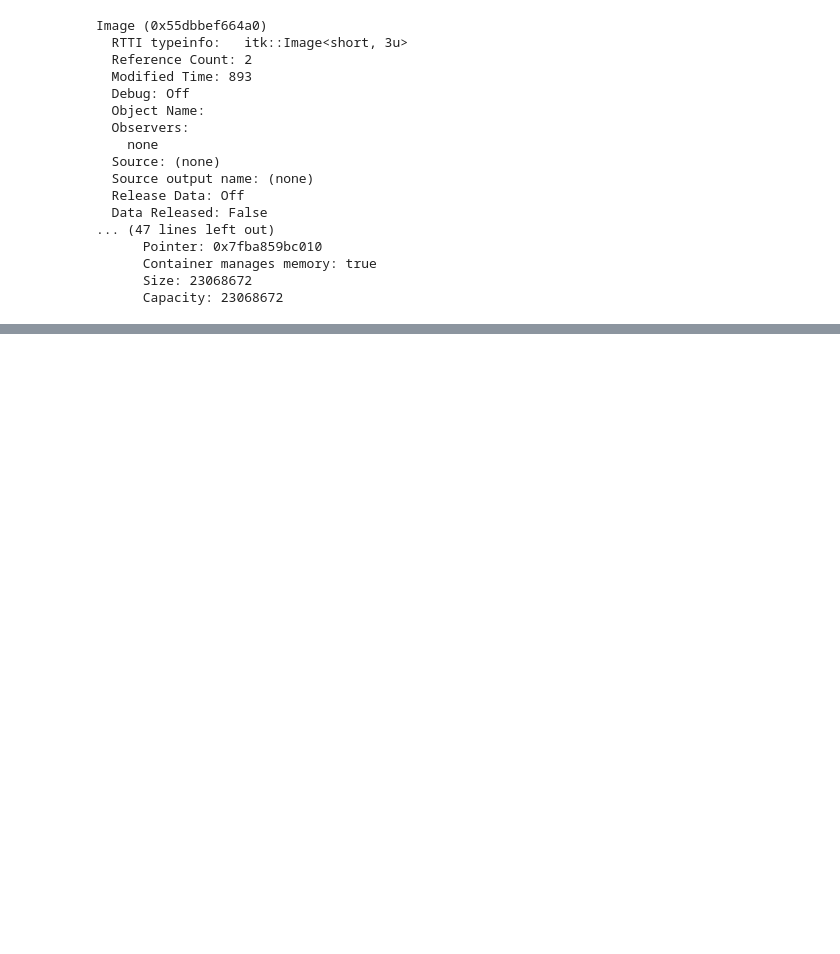
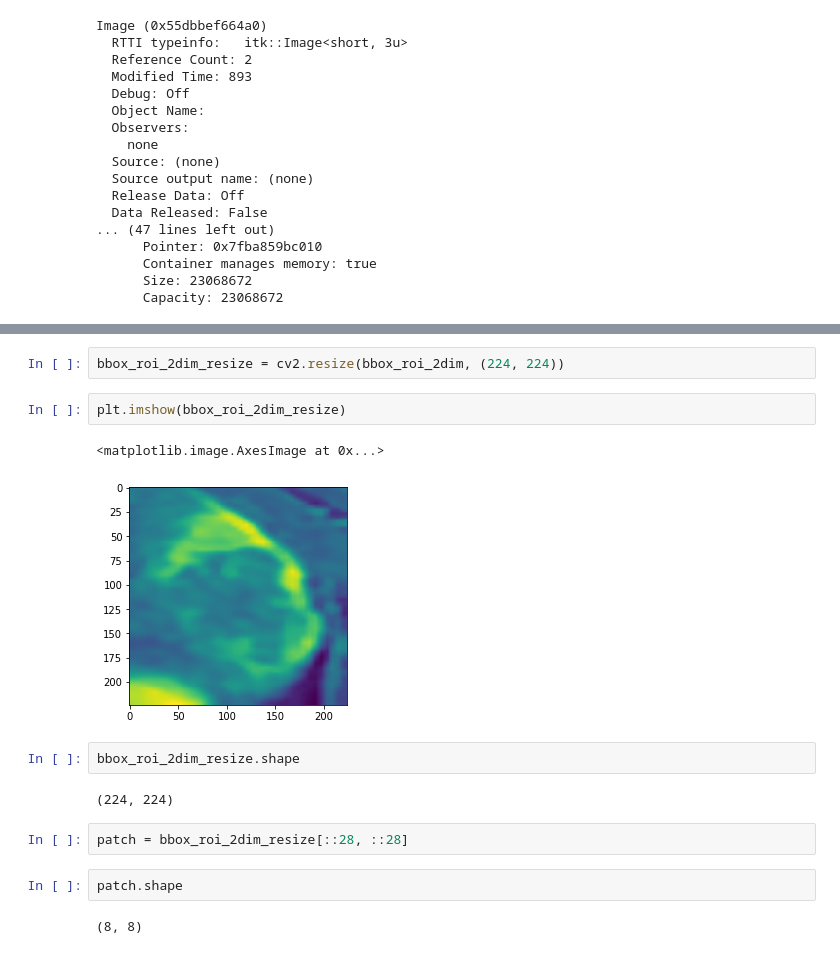
Before and after one commit to RishengDeng/mvi, a Jupyter notebook: dataprocess.ipynb, the cells around one changed output, grey strips where cells are left out. Drawn from its saved outputs; the diff is of its cells as text; blank space fills up the shorter version.

```diff
--- a/dataprocess.ipynb
+++ b/dataprocess.ipynb
@@ -1396,0 +1503,17 @@ Image (0x55dbbef664a0)
+# %%
+bbox_roi_2dim_resize = cv2.resize(bbox_roi_2dim, (224, 224))
+# %%
+plt.imshow(bbox_roi_2dim_resize)
+# %% [output]
+<matplotlib.image.AxesImage at 0x...>
+[figure, added]
+# %%
+bbox_roi_2dim_resize.shape
+# %% [output]
+(224, 224)
+# %%
+patch = bbox_roi_2dim_resize[::28, ::28]
+# %%
+patch.shape
+# %% [output]
+(8, 8)
```
Also changed, not shown: parts of 29 cells of this notebook, 7 other files.
